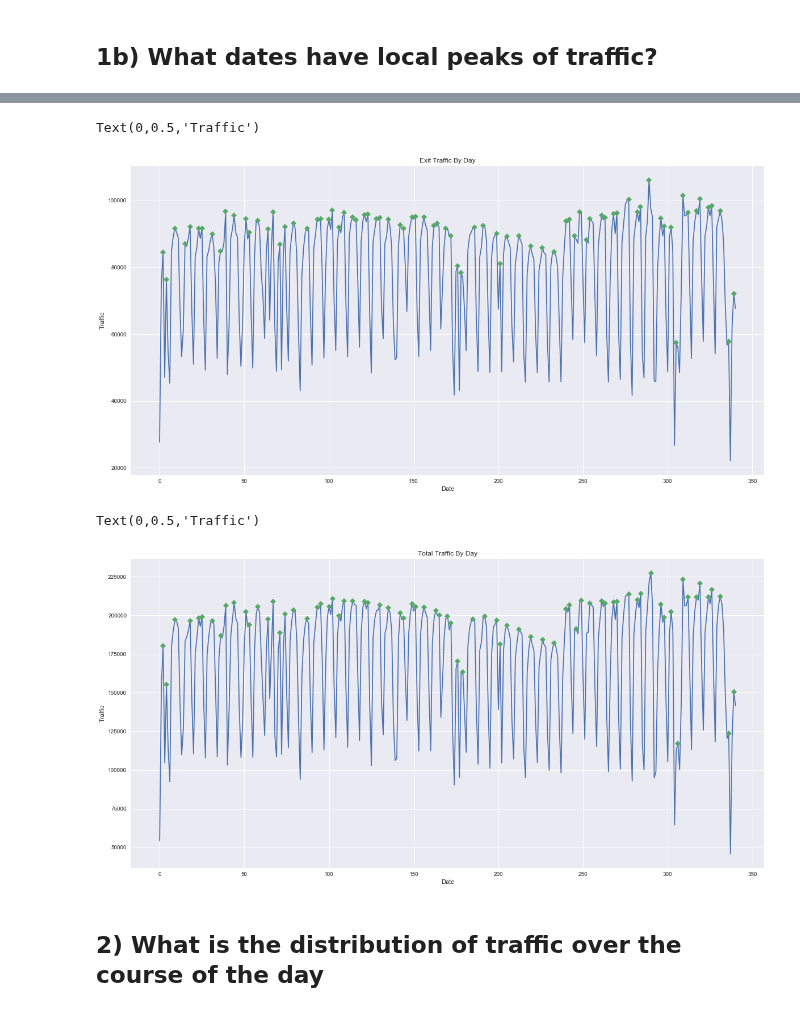
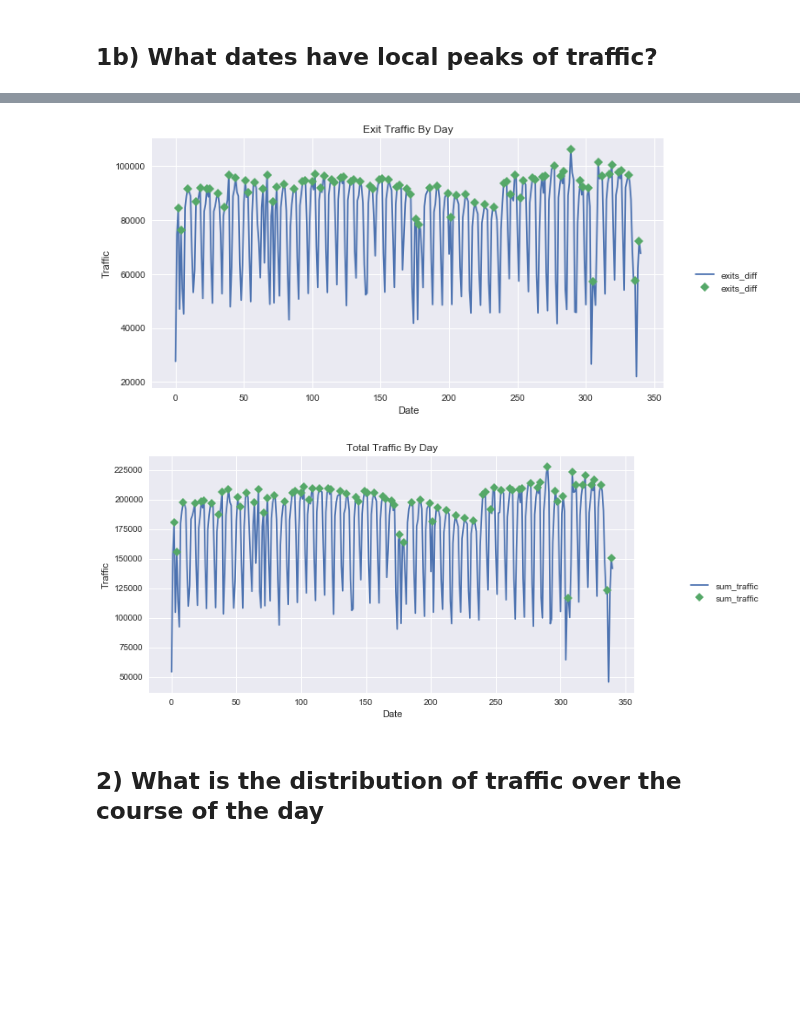
Before and after one commit to MahfuzurRahmanMiah/MTA_Turnstile_Data, a Jupyter notebook: MTA_Turnstile_Data_Report.ipynb, the cells around one changed output, grey strips where cells are left out. Cells and saved outputs as stored; diff of their text form; code cells hidden in the pictures; blank space fills up the shorter version.

```diff
--- a/MTA_Turnstile_Data_Report.ipynb
+++ b/MTA_Turnstile_Data_Report.ipynb
@@ -617,22 +621,23 @@ Text(0,0.5,'Traffic')
 # %%
 # PUT PEAKS
-plt.figure(figsize=(20, 10))
+plt.figure(figsize=(10, 5))
 xdf = traffic_day(dfc,"exits_diff")
 x = xdf.exits_diff
 peaks, _ = find_peaks(x, height=0)
 plt.plot(x)
 plt.plot(peaks, x[peaks], "D")
 df_peaks = xdf.iloc[peaks]
 plt.title('Exit Traffic By Day')
 plt.xlabel('Date')
 plt.ylabel('Traffic')
+plt.legend(loc='best', bbox_to_anchor=(1.2, 0.5), ncol=1)
+plt.show()
 #plt.plot(np.zeros_like(x), "--", color="gray")
 # %% [output]
-Text(0,0.5,'Traffic')
-[figure, old version]
+[figure, new version]
 # %%
 # PUT PEAKS
-plt.figure(figsize=(20, 10))
+plt.figure(figsize=(10, 5))
 xdf = traffic_day(dfc,"sum_traffic")
 x = xdf.sum_traffic
 peaks, _ = find_peaks(x, height=0)
@@ -642,10 +647,11 @@ df_peaks = xdf.iloc[peaks]
 plt.title('Total Traffic By Day')
 plt.xlabel('Date')
 plt.ylabel('Traffic')
+plt.legend(loc='best', bbox_to_anchor=(1.1, 0.5), ncol=1)
+plt.show()
 #plt.plot(np.zeros_like(x), "--", color="gray")
 # %% [output]
-Text(0,0.5,'Traffic')
-[figure, old version]
+[figure, new version]
 # %% [markdown]
 ## 2) What is the distribution of traffic over the course of the day
 # %%
```
Also changed, not shown: parts of 14 cells of this notebook.
